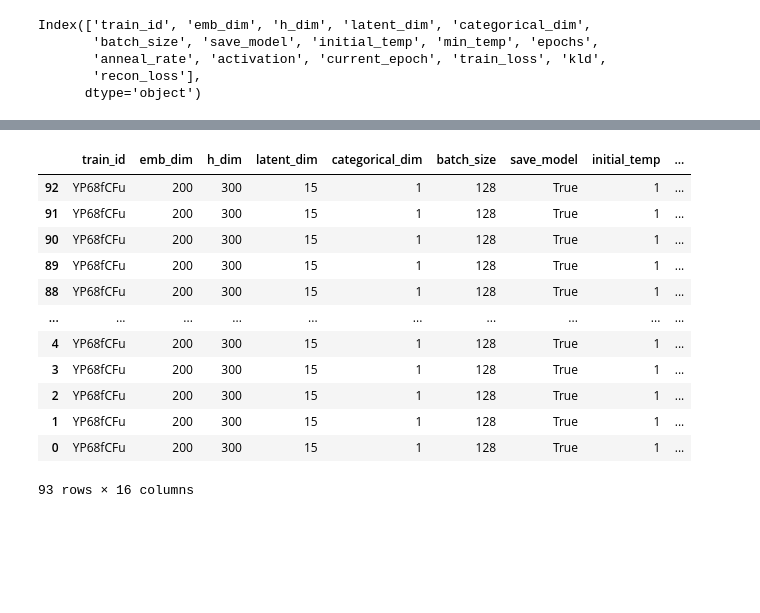
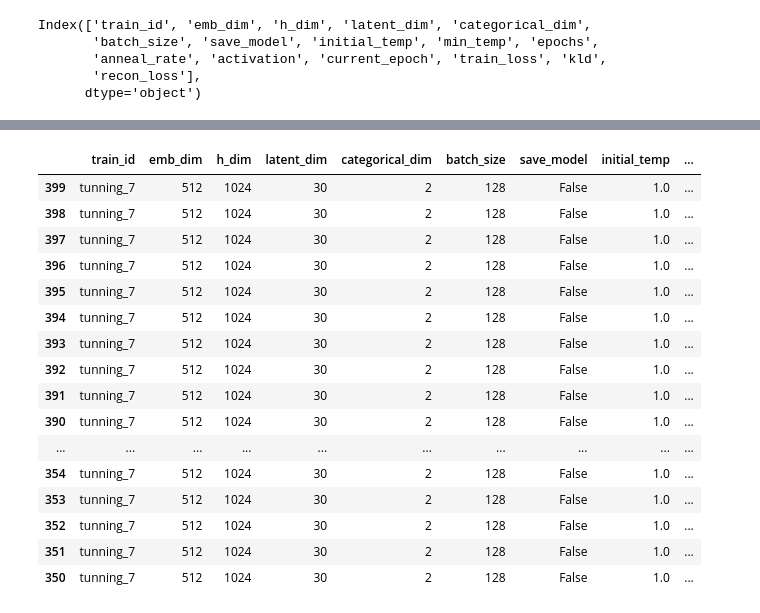
Before and after one commit to yukioichida/bdi-latent-space, a Jupyter notebook: tuning_results.ipynb, the cells around one changed output, grey strips where cells are left out. Saved outputs shown, nothing was run; the diff lists cells and outputs as text; code cells hidden in the pictures; blank space fills up the shorter version.

```diff
--- a/tuning_results.ipynb
+++ b/tuning_results.ipynb
@@ -36,16 +36,26 @@ grouped_df.reset_index().sort_values(["train_loss", "latent_dim"])
-# %%
-result_df[(result_df['emb_dim'] == 200) & (result_df['h_dim'] == 300) & (result_df['activation'] == 'bc') & (result_df['latent_dim'] == 15)].sort_values("train_loss")
-# %% [output]
-|  | train_id | emb_dim | h_dim | latent_dim | categorical_dim | batch_size | save_model | initial_temp | ... |
-| 92 | YP68fCFu | 200 | 300 | 15 | 1 | 128 | True | 1 | ... |
-| 91 | YP68fCFu | 200 | 300 | 15 | 1 | 128 | True | 1 | ... |
-| 90 | YP68fCFu | 200 | 300 | 15 | 1 | 128 | True | 1 | ... |
-| 89 | YP68fCFu | 200 | 300 | 15 | 1 | 128 | True | 1 | ... |
-| 88 | YP68fCFu | 200 | 300 | 15 | 1 | 128 | True | 1 | ... |
-| ... | ... | ... | ... | ... | ... | ... | ... | ... | ... |
-| 4 | YP68fCFu | 200 | 300 | 15 | 1 | 128 | True | 1 | ... |
-| 3 | YP68fCFu | 200 | 300 | 15 | 1 | 128 | True | 1 | ... |
-| 2 | YP68fCFu | 200 | 300 | 15 | 1 | 128 | True | 1 | ... |
-| 1 | YP68fCFu | 200 | 300 | 15 | 1 | 128 | True | 1 | ... |
-| 0 | YP68fCFu | 200 | 300 | 15 | 1 | 128 | True | 1 | ... |
-93 rows × 16 columns
+# %%
+emb_dim = 512
+h_dim = 1024
+latent_dim = 30
+activation = 'bc'
+
+df = result_df[(result_df['emb_dim'] == emb_dim) & (result_df['h_dim'] == h_dim) & (result_df['latent_dim'] == latent_dim) & (result_df['activation'] == activation)]
+df.sort_values('current_epoch', ascending=False)
+# %% [output]
+|  | train_id | emb_dim | h_dim | latent_dim | categorical_dim | batch_size | save_model | initial_temp | ... |
+| 399 | tunning_7 | 512 | 1024 | 30 | 2 | 128 | False | 1.0 | ... |
+| 398 | tunning_7 | 512 | 1024 | 30 | 2 | 128 | False | 1.0 | ... |
+| 397 | tunning_7 | 512 | 1024 | 30 | 2 | 128 | False | 1.0 | ... |
+| 396 | tunning_7 | 512 | 1024 | 30 | 2 | 128 | False | 1.0 | ... |
+| 395 | tunning_7 | 512 | 1024 | 30 | 2 | 128 | False | 1.0 | ... |
+| 394 | tunning_7 | 512 | 1024 | 30 | 2 | 128 | False | 1.0 | ... |
+| 393 | tunning_7 | 512 | 1024 | 30 | 2 | 128 | False | 1.0 | ... |
+| 392 | tunning_7 | 512 | 1024 | 30 | 2 | 128 | False | 1.0 | ... |
+| 391 | tunning_7 | 512 | 1024 | 30 | 2 | 128 | False | 1.0 | ... |
+| 390 | tunning_7 | 512 | 1024 | 30 | 2 | 128 | False | 1.0 | ... |
+| ... | ... | ... | ... | ... | ... | ... | ... | ... | ... |
+| 354 | tunning_7 | 512 | 1024 | 30 | 2 | 128 | False | 1.0 | ... |
+| 353 | tunning_7 | 512 | 1024 | 30 | 2 | 128 | False | 1.0 | ... |
+| 352 | tunning_7 | 512 | 1024 | 30 | 2 | 128 | False | 1.0 | ... |
+| 351 | tunning_7 | 512 | 1024 | 30 | 2 | 128 | False | 1.0 | ... |
+| 350 | tunning_7 | 512 | 1024 | 30 | 2 | 128 | False | 1.0 | ... |
```
Also changed, not shown: parts of 3 cells of this notebook, 2 other files.
